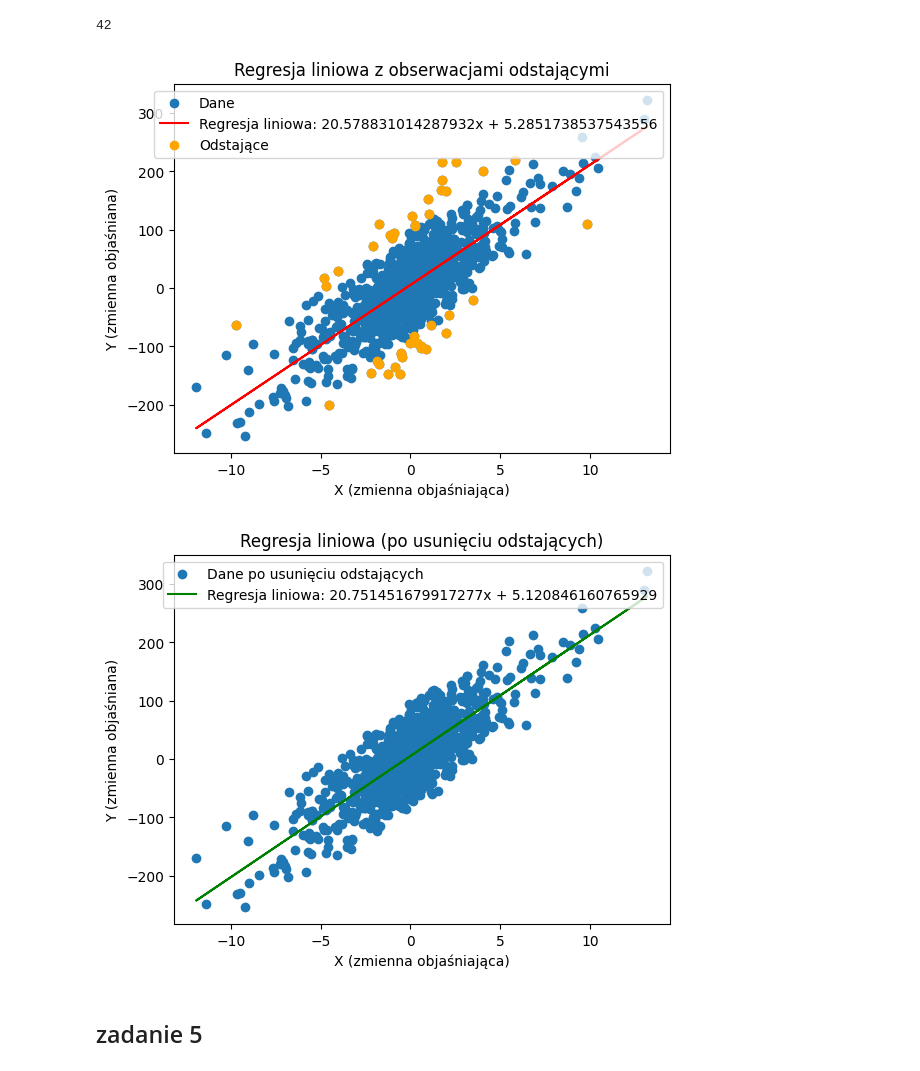
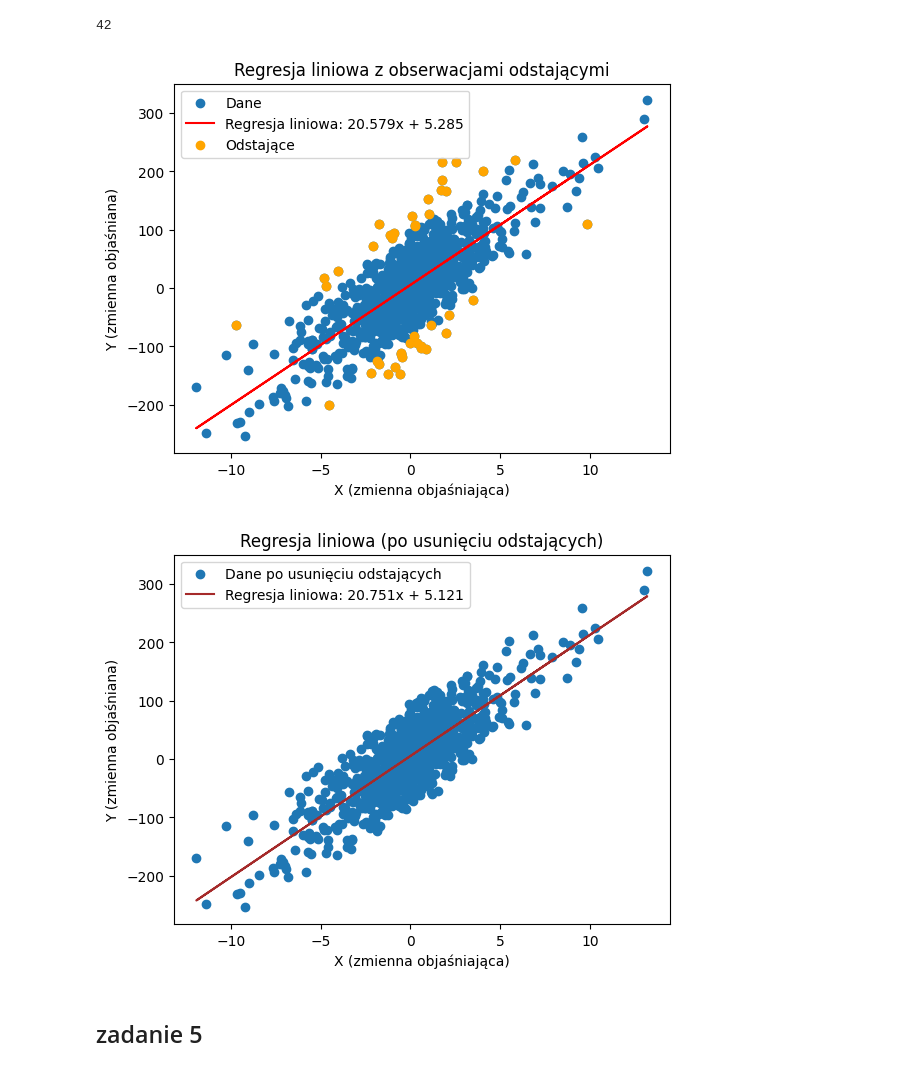
Before and after one commit to MariaNowacka/kaszcz, a Jupyter notebook: lista1_kaszcz.ipynb, the cells around one changed output. Cells and saved outputs as stored; diff of their text form; code cells hidden in the pictures.

```diff
--- a/lista1_kaszcz.ipynb
+++ b/lista1_kaszcz.ipynb
@@ -224,7 +223,7 @@ b0, b1
 (5.2851738537543556, 20.578831014287932)
 # %%
 # Konwersja do tablic numpy
-X = np.array(x)
-Y = np.array(y)
+X = np.array(X)
+Y = np.array(Y)
 X, Y
 # %% [output]
@@ -240,7 +255,7 @@ np.sum(outliers)
 42
 # %%
 plt.scatter(X, Y, label='Dane')
-plt.plot(X, Y_pred, color='red', label=f'Regresja liniowa: {b1}x + {b0}')
+plt.plot(X, Y_pred, color='red', label=f'Regresja liniowa: {b1:.3f}x + {b0:.3f}')
 plt.scatter(X[outliers], Y[outliers], color='orange', label='Odstające', zorder=5)
 plt.legend()
 plt.title('Regresja liniowa z obserwacjami odstającymi')
@@ -248,22 +263,22 @@ plt.xlabel('X (zmienna objaśniająca)')
 plt.ylabel('Y (zmienna objaśniana)')
 plt.show()
 # %% [output]
-[figure, old version]
+[figure, new version]
 # %%
 X_clean = X[~outliers]
 Y_clean = Y[~outliers]
 b0_new, b1_new = oblicz_regresje(X_clean, Y_clean)
 # %%
-Y_pred_clean = intercept_clean + slope_clean * X_clean
+Y_pred_clean = b0_new + b1_new * X_clean
 plt.scatter(X_clean, Y_clean, label='Dane po usunięciu odstających')
-plt.plot(X_clean, Y_pred_clean, color='green', label=f'Regresja liniowa: {b1_new}x + {b0_new}')
+plt.plot(X_clean, Y_pred_clean, color='brown', label=f'Regresja liniowa: {b1_new:.3f}x + {b0_new:.3f}')
 plt.legend()
 plt.title(f'Regresja liniowa (po usunięciu odstających)')
 plt.xlabel('X (zmienna objaśniająca)')
 plt.ylabel('Y (zmienna objaśniana)')
 plt.show()
 # %% [output]
-[figure, old version]
+[figure, new version]
 # %% [markdown]
 ## zadanie 5
 # %%
```
Also changed, not shown: parts of 8 cells of this notebook.
